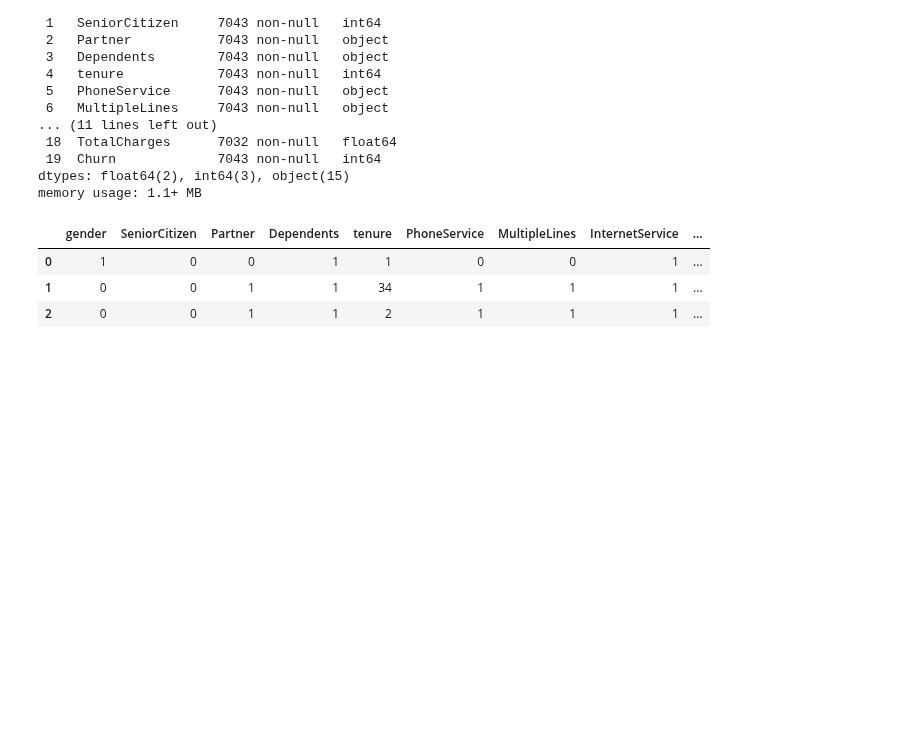
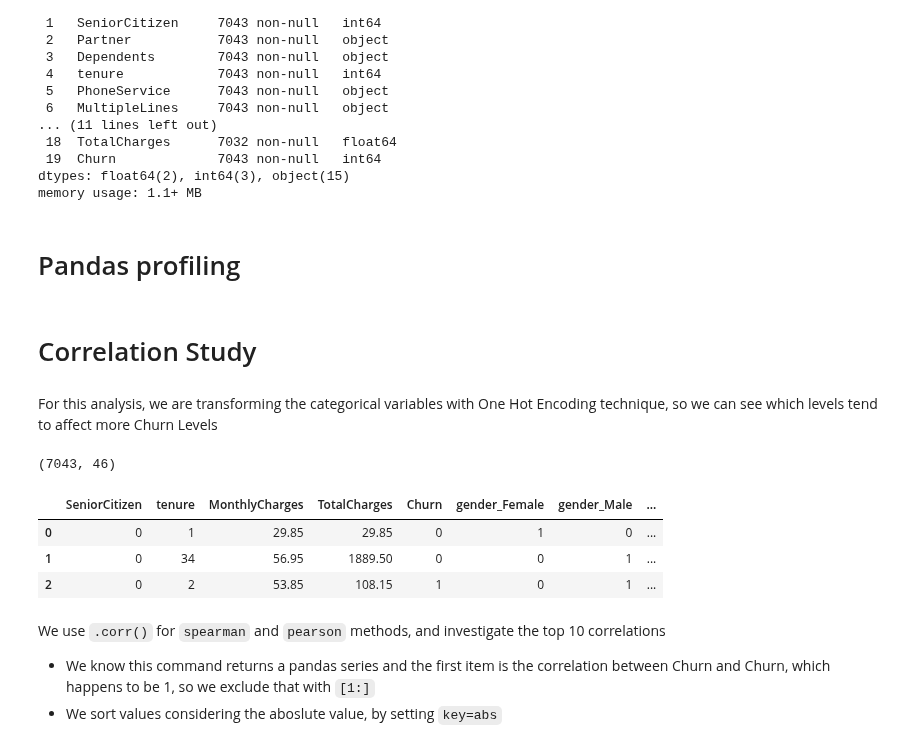
Before and after one commit to FernandoRocha88/WalkthroughProject02, a Jupyter notebook: jupyter_notebooks/04 - DataVisualization.ipynb, the cells around one changed output. Drawn from its saved outputs; the diff is of its cells as text; code cells hidden in the pictures; blank space fills up the shorter version.

```diff
--- a/jupyter_notebooks/04 - DataVisualization.ipynb
+++ b/jupyter_notebooks/04 - DataVisualization.ipynb
@@ -200,3 +200,5 @@ Data columns (total 20 columns):
  19  Churn             7043 non-null   int64
 dtypes: float64(2), int64(3), object(15)
 memory usage: 1.1+ MB
+# %% [markdown]
+# Pandas profiling
@@ -203,10 +209,20 @@ memory usage: 1.1+ MB
+# %% [markdown]
+# Correlation Study
+# %% [markdown]
+For this analysis, we are transforming the categorical variables with One Hot Encoding technique, so we can see which levels tend to affect more Churn Levels
 # %%
-from feature_engine.encoding import OrdinalEncoder
-encoder = OrdinalEncoder(encoding_method='ordered', variables = df.select_dtypes(include=['object']).columns.to_list())
-df = encoder.fit_transform(df, df['Churn'])
-df.head(3)
+from feature_engine.encoding import OneHotEncoder
+encoder = OneHotEncoder(variables=df.columns[df.dtypes=='object'].to_list(), drop_last=False)
+df_ohe = encoder.fit_transform(df)
+print(df_ohe.shape)
+df_ohe.head(3)
 # %% [output]
+(7043, 46)
-|  | gender | SeniorCitizen | Partner | Dependents | tenure | PhoneService | MultipleLines | InternetService | ... |
-| 0 | 1 | 0 | 0 | 1 | 1 | 0 | 0 | 1 | ... |
-| 1 | 0 | 0 | 1 | 1 | 34 | 1 | 1 | 1 | ... |
-| 2 | 0 | 0 | 1 | 1 | 2 | 1 | 1 | 1 | ... |
+|  | SeniorCitizen | tenure | MonthlyCharges | TotalCharges | Churn | gender_Female | gender_Male | ... |
+| 0 | 0 | 1 | 29.85 | 29.85 | 0 | 1 | 0 | ... |
+| 1 | 0 | 34 | 56.95 | 1889.50 | 0 | 0 | 1 | ... |
+| 2 | 0 | 2 | 53.85 | 108.15 | 1 | 0 | 1 | ... |
+# %% [markdown]
+We use `.corr()` for `spearman` and `pearson` methods, and investigate the top 10 correlations
+* We know this command returns a pandas series and the first item is the correlation between Churn and Churn, which happens to be 1, so we exclude that with `[1:]`
+* We sort values considering the aboslute value, by setting `key=abs`
```
Also changed, not shown: parts of 67 cells of this notebook.
